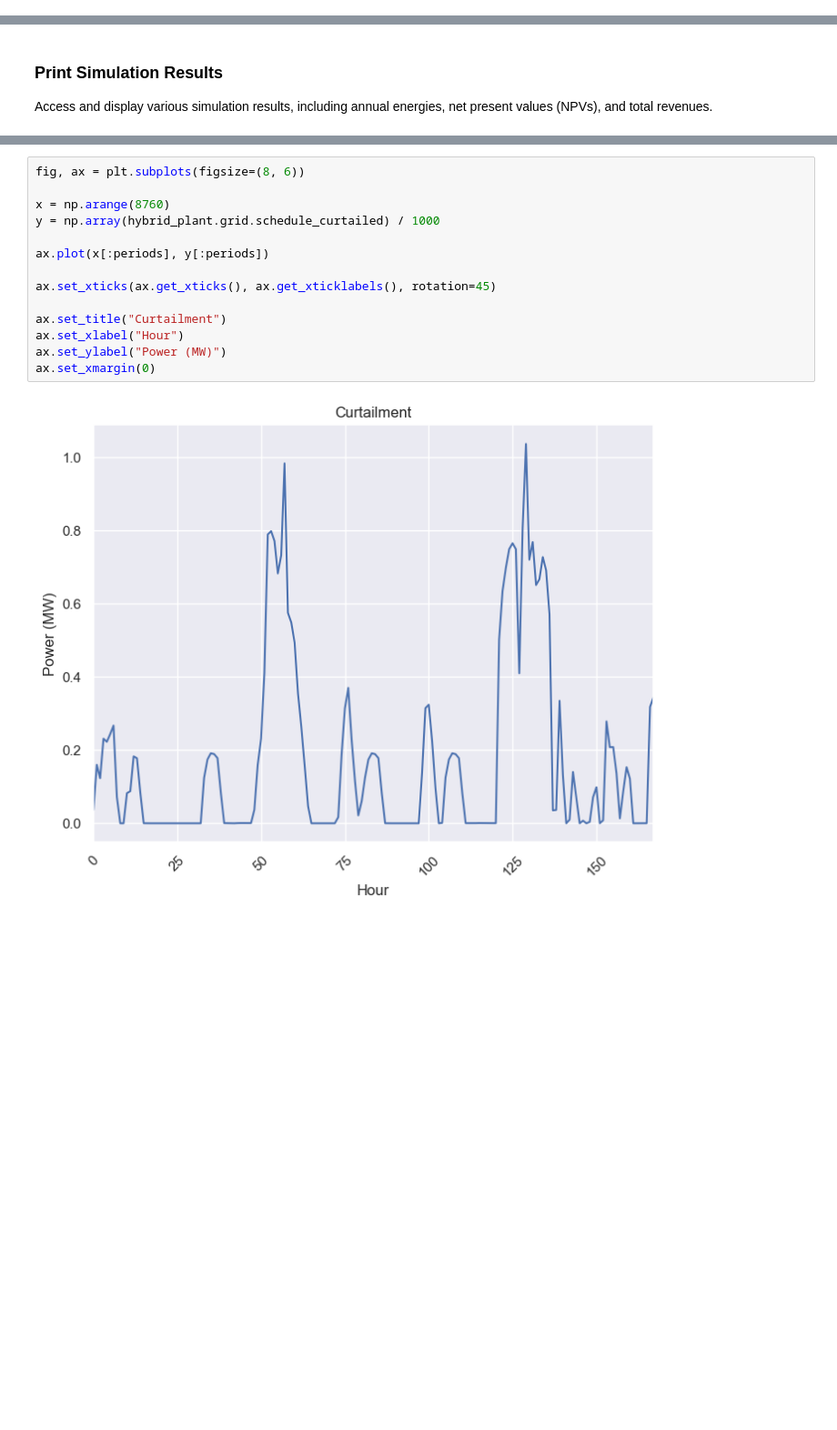
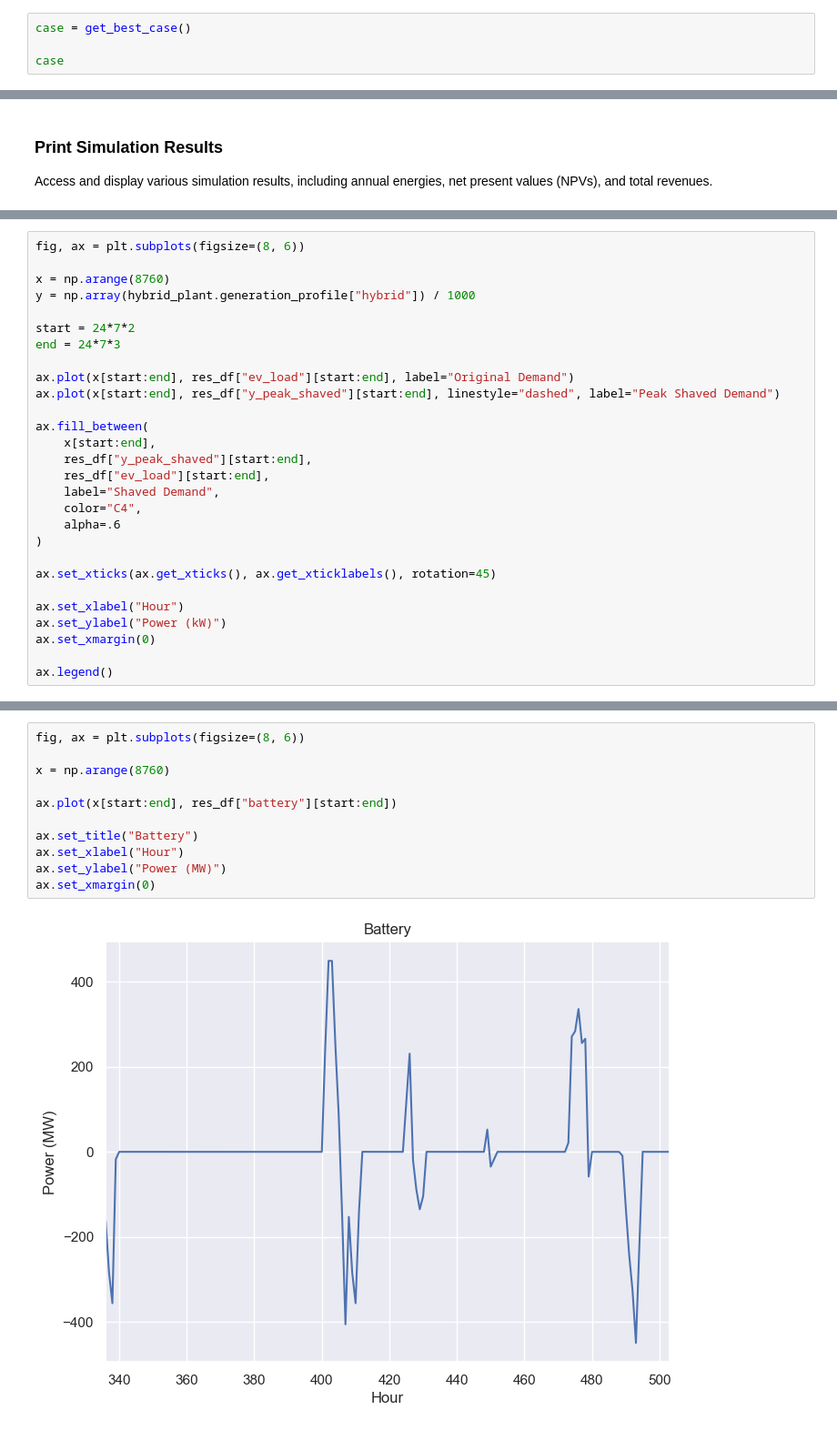
Before and after one commit to camirmas/HOPP, a Jupyter notebook: ev/notebooks/ev-load-following-battery.ipynb, the cells around one changed output, grey strips where cells are left out. Shown at 91% size. Cells and saved outputs as stored; diff of their text form; blank space fills up the shorter version.

```diff
--- a/ev/notebooks/ev-load-following-battery.ipynb
+++ b/ev/notebooks/ev-load-following-battery.ipynb
@@ -88,0 +76,4 @@ case
+# %%
+case = get_best_case()
+
+case
@@ -181,0 +194,28 @@ hybrid_plant.lcoe_real["hybrid"]/100
+# %%
+fig, ax = plt.subplots(figsize=(8, 6))
+
+x = np.arange(8760)
+y = np.array(hybrid_plant.generation_profile["hybrid"]) / 1000
+
+start = 24*7*2
+end = 24*7*3
+
+ax.plot(x[start:end], res_df["ev_load"][start:end], label="Original Demand")
+ax.plot(x[start:end], res_df["y_peak_shaved"][start:end], linestyle="dashed", label="Peak Shaved Demand")
+
+ax.fill_between(
+    x[start:end],
+    res_df["y_peak_shaved"][start:end],
+    res_df["ev_load"][start:end],
+    label="Shaved Demand",
+    color="C4",
+    alpha=.6
+)
+
+ax.set_xticks(ax.get_xticks(), ax.get_xticklabels(), rotation=45)
+
+ax.set_xlabel("Hour")
+ax.set_ylabel("Power (kW)")
+ax.set_xmargin(0)
+
+ax.legend()
@@ -201,16 +252,13 @@ ax.legend()
 # %%
 fig, ax = plt.subplots(figsize=(8, 6))
 
 x = np.arange(8760)
-y = np.array(hybrid_plant.grid.schedule_curtailed) / 1000
 
-ax.plot(x[:periods], y[:periods])
+ax.plot(x[start:end], res_df["battery"][start:end])
 
-ax.set_xticks(ax.get_xticks(), ax.get_xticklabels(), rotation=45)
-
-ax.set_title("Curtailment")
+ax.set_title("Battery")
 ax.set_xlabel("Hour")
 ax.set_ylabel("Power (MW)")
 ax.set_xmargin(0)
 # %% [output]
-[figure, old version]
+[figure, new version]
```
Also changed, not shown: parts of 17 cells of this notebook, 21 other files.
